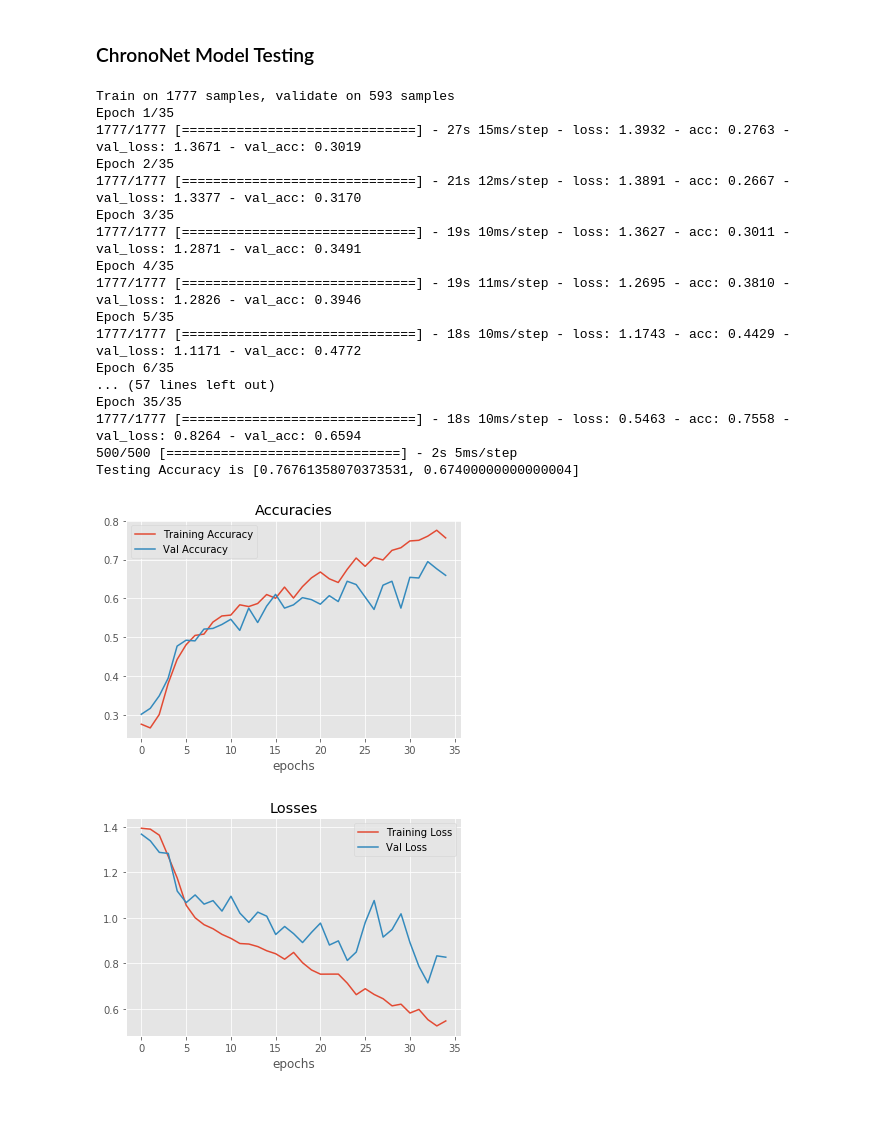
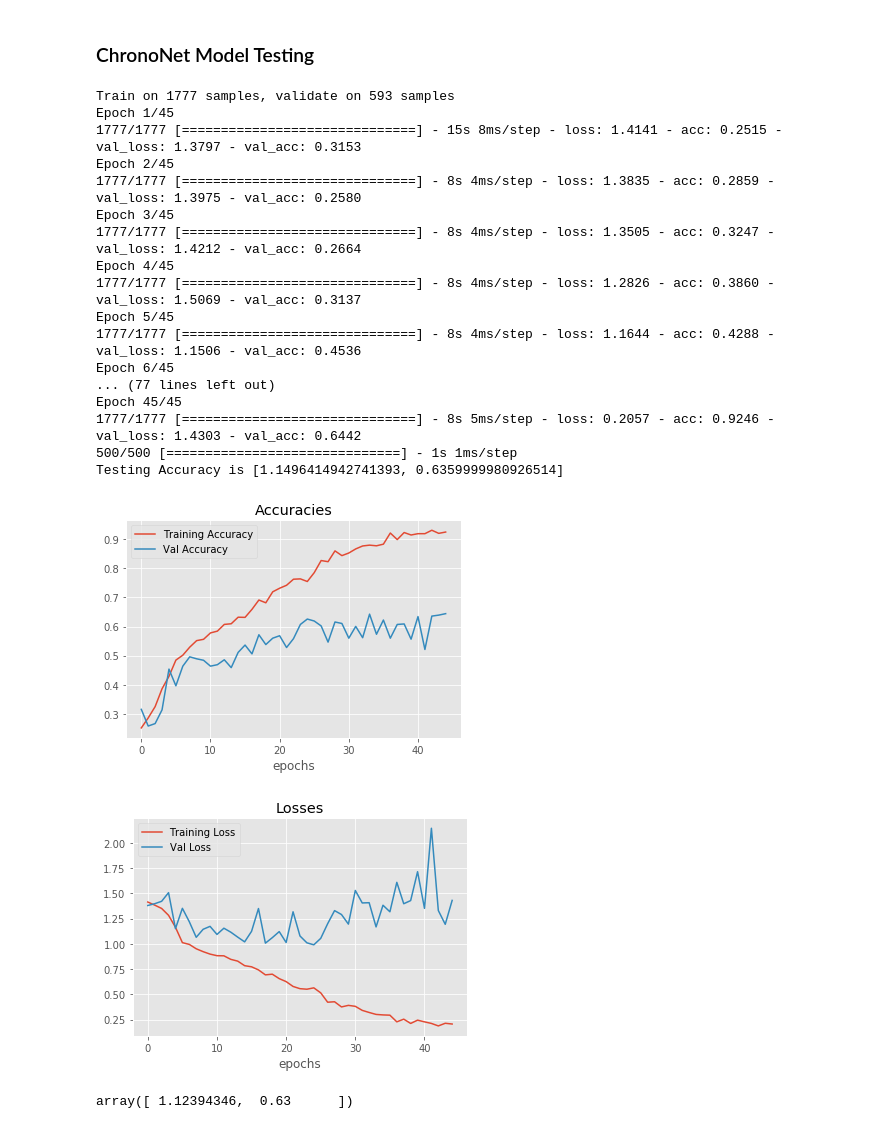
Before and after one commit to kunalpatel1793/Neural-Nets-Final-Project, a Jupyter notebook: Model.ipynb, the cells around one changed output. Drawn from its saved outputs; the diff is of its cells as text; code cells hidden in the pictures.

```diff
--- a/Model.ipynb
+++ b/Model.ipynb
@@ -69,8 +67,8 @@ bs, t, f = train_data.shape
 '\nbs, t, f = data.shape\nnp.random.seed(42)\nshuffle = np.random.choice(bs,bs,replace=False)\n\ntrain_samples = 237\ntrain_data = data[shuffle[:train_samples],:,:]\ntrain_labels = enc_labels[shuffle[ ...
 # %%
 #Prepare the data by taking out nans and dividing into test and train
-#file_path = '/home/carla/Downloads/project_datasets/project_datasets/'
-file_path = '/home/kunal/Desktop/FinalProject/datasets/'
+file_path = '/home/carla/Downloads/project_datasets/project_datasets/'
+#file_path = '/home/kunal/Desktop/FinalProject/datasets/'
 train_data, test_data, train_labels, test_labels = prepare_data(file_path,
                                                                 num_test_samples = 50,
                                                                 verbose= False,
@@ -807,7 +805,7 @@ tower2 = BatchNormalization()(tower2)
 tower3 = Conv1D(32, 8, strides=2,activation='relu',padding="causal")(inputs)
 tower3 = BatchNormalization()(tower3)
 x = concatenate([tower1,tower2,tower3],axis=2)
-x = Dropout(0.55)(x)
+x = Dropout(0.45)(x)
 
 # Second Inception
 tower1 = Conv1D(32, 2, strides=2,activation='relu',padding="causal")(x)
@@ -817,7 +815,7 @@ tower2 = BatchNormalization()(tower2)
 tower3 = Conv1D(32, 8, strides=2,activation='relu',padding="causal")(x)
 tower3 = BatchNormalization()(tower3)
 x = concatenate([tower1,tower2,tower3],axis=2)
-x = Dropout(0.55)(x)
+x = Dropout(0.45)(x)
 
 # Third Inception
 tower1 = Conv1D(32, 2, strides=2,activation='relu',padding="causal")(x)
@@ -827,50 +825,50 @@ tower2 = BatchNormalization()(tower2)
 tower3 = Conv1D(32, 8, strides=2,activation='relu',padding="causal")(x)
 tower3 = BatchNormalization()(tower3)
 x = concatenate([tower1,tower2,tower3],axis=2)
-x = Dropout(0.55)(x)
+x = Dropout(0.45)(x)
 
 res1 = GRU(32,activation='tanh',return_sequences=True)(x)
 res2 = GRU(32,activation='tanh',return_sequences=True)(res1)
 
 res1_2 = concatenate([res1,res2],axis=2)
 
 res3 = GRU(32,activation='tanh',return_sequences=True)(res1_2)
 
 x = concatenate([res1,res2,res3])
 
 x = GRU(32,activation='tanh')(x)
 predictions = Dense(4,activation='softmax')(x)
 
 model = Model(inputs=inputs, outputs=predictions)
 
 model.compile(optimizer = 'adam',
              loss = 'categorical_crossentropy',
              metrics=['accuracy'])
 
 #hist.history is a dictionary with all accs and losses
-hist = model.fit(train_data_sliced,train_labels_sliced,epochs=35,validation_split=0.25,batch_size=64,verbose=1)
+hist = model.fit(train_data_sliced,train_labels_sliced,epochs=45,validation_split=0.25,batch_size=64,verbose=1)
 test_score = model.evaluate(test_data_sliced, test_labels_sliced, batch_size=64)
 
 print "Testing Accuracy is", test_score
 plot_hist([hist.history['acc'],hist.history['val_acc']],['Training Accuracy','Val Accuracy'],title='Accuracies')
 plot_hist([hist.history['loss'],hist.history['val_loss']],['Training Loss','Val Loss'],title='Losses')
 # %% [output]
 Train on 1777 samples, validate on 593 samples
-Epoch 1/35
-1777/1777 [==============================] - 27s 15ms/step - loss: 1.3932 - acc: 0.2763 - val_loss: 1.3671 - val_acc: 0.3019
-Epoch 2/35
-1777/1777 [==============================] - 21s 12ms/step - loss: 1.3891 - acc: 0.2667 - val_loss: 1.3377 - val_acc: 0.3170
-Epoch 3/35
-1777/1777 [==============================] - 19s 10ms/step - loss: 1.3627 - acc: 0.3011 - val_loss: 1.2871 - val_acc: 0.3491
-Epoch 4/35
-1777/1777 [==============================] - 19s 11ms/step - loss: 1.2695 - acc: 0.3810 - val_loss: 1.2826 - val_acc: 0.3946
-Epoch 5/35
-1777/1777 [==============================] - 18s 10ms/step - loss: 1.1743 - acc: 0.4429 - val_loss: 1.1171 - val_acc: 0.4772
-Epoch 6/35
-... (57 lines left out)
-Epoch 35/35
-1777/1777 [==============================] - 18s 10ms/step - loss: 0.5463 - acc: 0.7558 - val_loss: 0.8264 - val_acc: 0.6594
-500/500 [==============================] - 2s 5ms/step
-Testing Accuracy is [0.76761358070373531, 0.67400000000000004]
+Epoch 1/45
+1777/1777 [==============================] - 15s 8ms/step - loss: 1.4141 - acc: 0.2515 - val_loss: 1.3797 - val_acc: 0.3153
+Epoch 2/45
+1777/1777 [==============================] - 8s 4ms/step - loss: 1.3835 - acc: 0.2859 - val_loss: 1.3975 - val_acc: 0.2580
+Epoch 3/45
+1777/1777 [==============================] - 8s 4ms/step - loss: 1.3505 - acc: 0.3247 - val_loss: 1.4212 - val_acc: 0.2664
+Epoch 4/45
+1777/1777 [==============================] - 8s 4ms/step - loss: 1.2826 - acc: 0.3860 - val_loss: 1.5069 - val_acc: 0.3137
+Epoch 5/45
+1777/1777 [==============================] - 8s 4ms/step - loss: 1.1644 - acc: 0.4288 - val_loss: 1.1506 - val_acc: 0.4536
+Epoch 6/45
+... (77 lines left out)
+Epoch 45/45
+1777/1777 [==============================] - 8s 5ms/step - loss: 0.2057 - acc: 0.9246 - val_loss: 1.4303 - val_acc: 0.6442
+500/500 [==============================] - 1s 1ms/step
+Testing Accuracy is [1.1496414942741393, 0.6359999980926514]
-[figure, old version]
+[figure, new version]
-[figure, old version]
+[figure, new version]
@@ -876,0 +878,4 @@ Testing Accuracy is [0.76761358070373531, 0.67400000000000004]
+# %%
+np.load('Best Models/Variables/ChronoNet_testacc_A10T.npy')
+# %% [output]
+array([ 1.12394346,  0.63      ])
```
Also changed, not shown: parts of 2 cells of this notebook.
